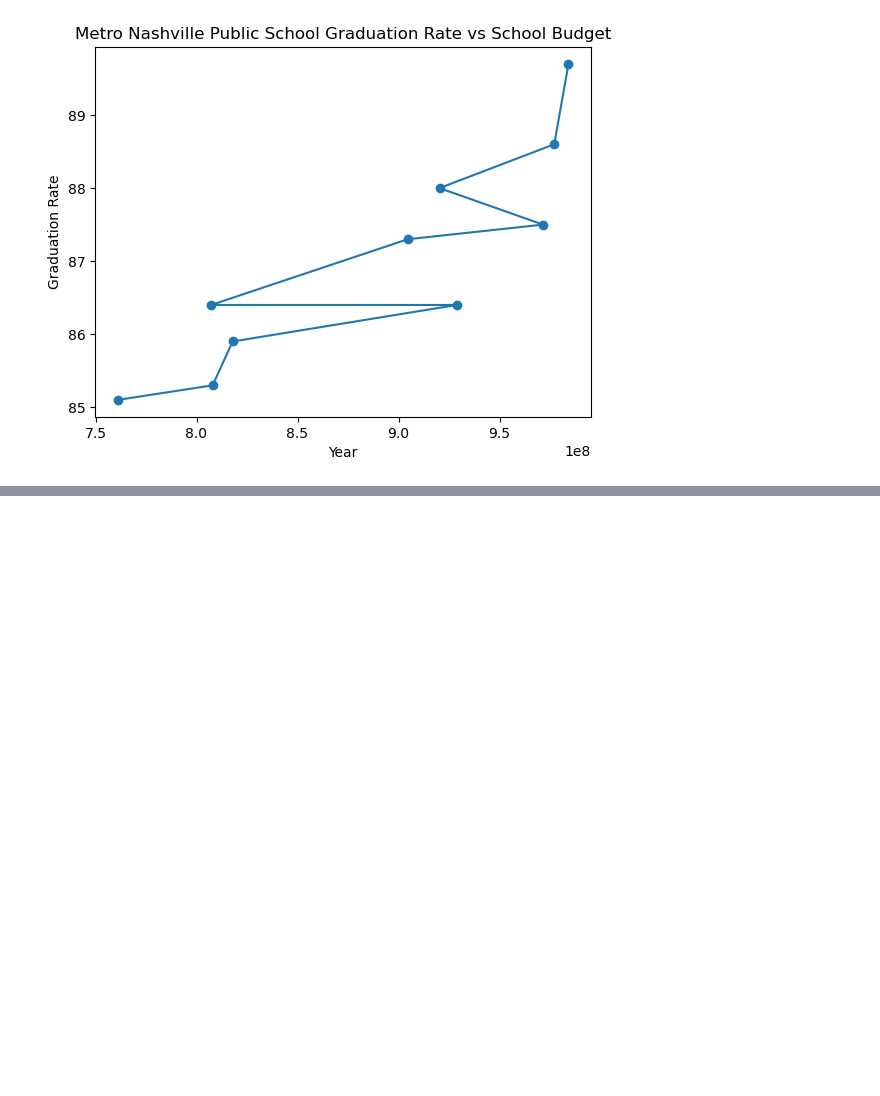
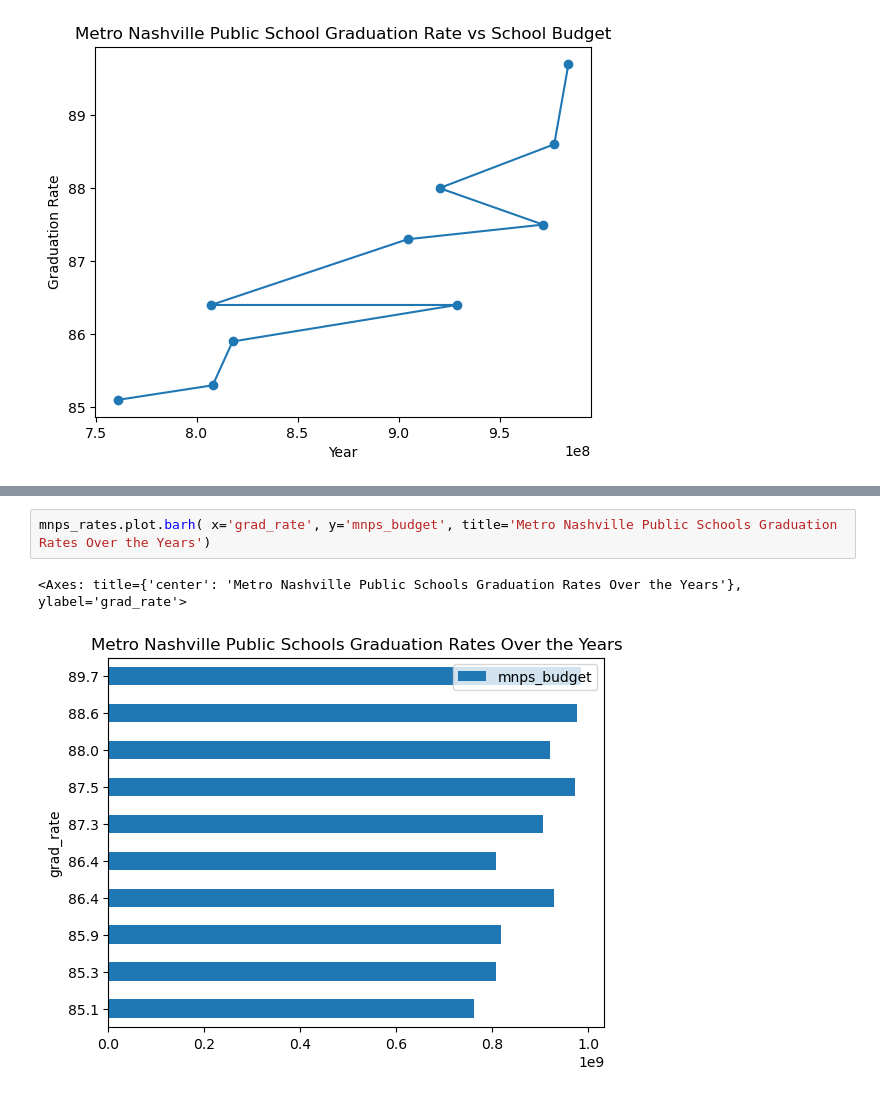
Before and after one commit to ericahen/capstone-da12, a Jupyter notebook: notebooks/combined_grad_rates.ipynb, the cells around one changed output, grey strips where cells are left out. Cells and saved outputs as stored; diff of their text form; blank space fills up the shorter version.

```diff
--- a/notebooks/combined_grad_rates.ipynb
+++ b/notebooks/combined_grad_rates.ipynb
@@ -601,0 +628,5 @@ plt.show()
+# %%
+mnps_rates.plot.barh( x='grad_rate', y='mnps_budget', title='Metro Nashville Public Schools Graduation Rates Over the Years')
+# %% [output]
+<Axes: title={'center': 'Metro Nashville Public Schools Graduation Rates Over the Years'}, ylabel='grad_rate'>
+[figure, added]
```
Also changed, not shown: parts of 4 cells of this notebook.
